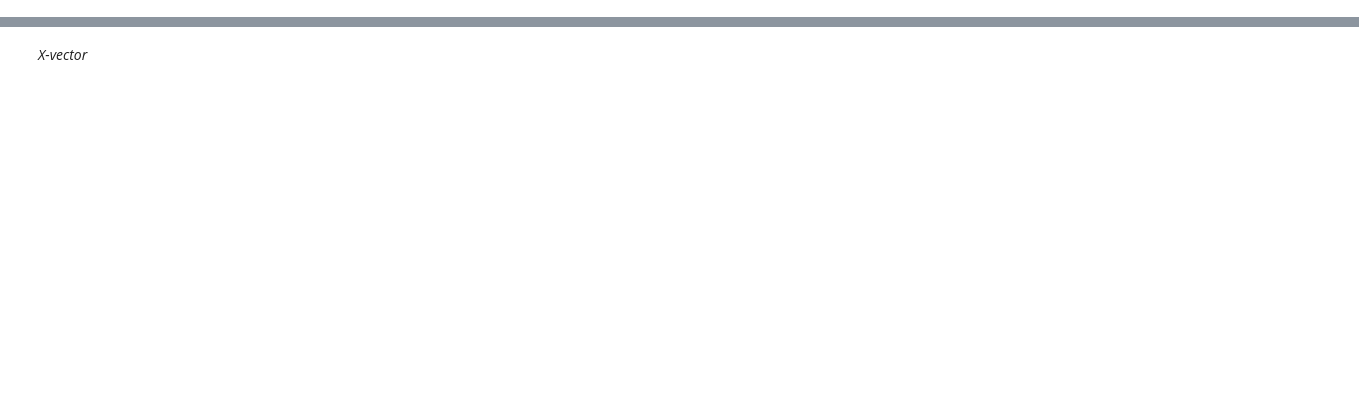
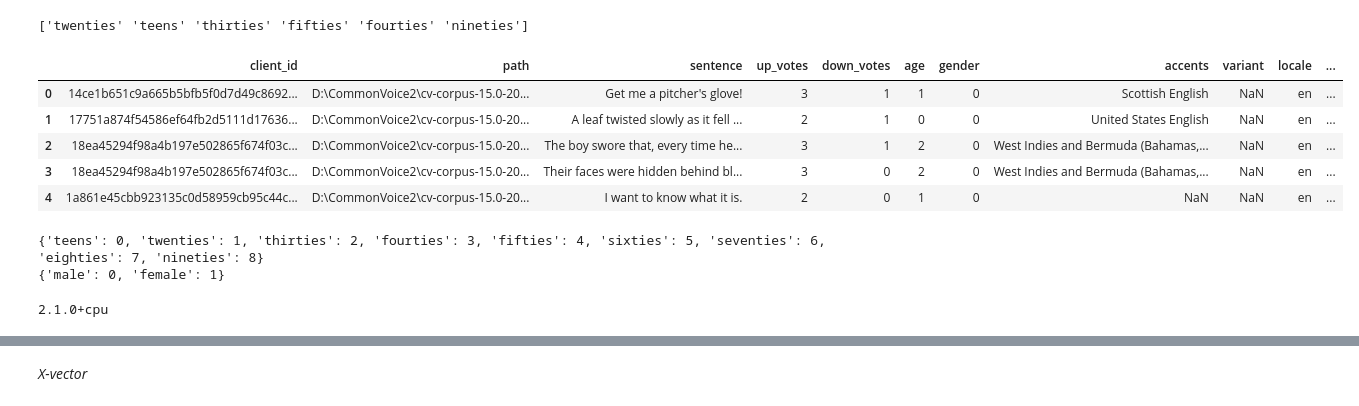
Before and after one commit to AixaL/PCIC23, a Jupyter notebook: x-vector/Embeddings.ipynb, the cells around one changed output, grey strips where cells are left out. Cells and saved outputs as stored; diff of their text form; code cells hidden in the pictures; blank space fills up the shorter version.

```diff
--- a/x-vector/Embeddings.ipynb
+++ b/x-vector/Embeddings.ipynb
@@ -21,0 +105,23 @@ DC = 'cuda:0' if th.cuda.is_available() else 'cpu'
+# %%
+unique_classes = df['age'].unique()
+print(unique_classes)
+# %% [output]
+['twenties' 'teens' 'thirties' 'fifties' 'fourties' 'nineties']
+# %%
+# Mapear las categorías de edad a valores numéricos
+mapeo_edades = {'teens': 18, 'twenties': 20, 'thirties': 35, 'fourties': 45, 'fifties': 55, 'sixties': 65, 'seventies': 75, 'eighties': 80, 'nineties': 90}
+
+# Crear una nueva columna 'age_numerico' usando el mapeo
+df['age_numerico'] = df['age'].replace(mapeo_edades)
+# %%
+df['age'] = df['age'].replace({'teens': 0,
+                                'twenties': 1,
+                                'thirties':2,
+                                'fourties':3,
+                                'fifties':4,
+                                'sixties': 5,
+                                'seventies':6,
+                                'eighties':7,
+                                'nineties': 8})
+# %%
+df = df[df['gender'] != 'other']
@@ -21,0 +133,53 @@ DC = 'cuda:0' if th.cuda.is_available() else 'cpu'
+# %%
+df['gender'] = df['gender'].replace({'male': 0,
+                                'female': 1})
+# %%
+df.head()
+# %% [output]
+|  | client_id | path | sentence | up_votes | down_votes | age | gender | accents | variant | locale | ... |
+| 0 | 14ce1b651c9a665b5bfb5f0d7d49c8692... | D:\CommonVoice2\cv-corpus-15.0-20... | Get me a pitcher's glove! | 3 | 1 | 1 | 0 | Scottish English | NaN | en | ... |
+| 1 | 17751a874f54586ef64fb2d5111d17636... | D:\CommonVoice2\cv-corpus-15.0-20... | A leaf twisted slowly as it fell ... | 2 | 1 | 0 | 0 | United States English | NaN | en | ... |
+| 2 | 18ea45294f98a4b197e502865f674f03c... | D:\CommonVoice2\cv-corpus-15.0-20... | The boy swore that, every time he... | 3 | 1 | 2 | 0 | West Indies and Bermuda (Bahamas,... | NaN | en | ... |
+| 3 | 18ea45294f98a4b197e502865f674f03c... | D:\CommonVoice2\cv-corpus-15.0-20... | Their faces were hidden behind bl... | 3 | 0 | 2 | 0 | West Indies and Bermuda (Bahamas,... | NaN | en | ... |
+| 4 | 1a861e45cbb923135c0d58959cb95c44c... | D:\CommonVoice2\cv-corpus-15.0-20... | I want to know what it is. | 2 | 0 | 1 | 0 | NaN | NaN | en | ... |
+# %%
+# tamaño del lote
+BATCH_SIZE = 40
+
+# parámetros de audio
+SECS = 1
+SAMPLE_RATE = 16000
+
+# parámetros FFT
+N_FFT = 400
+HOP_LENGTH = N_FFT // 2
+
+# SpeechCommands classes
+CLASSES_AGE = (
+    'teens', 'twenties', 'thirties', 'fourties', 'fifties',
+    'sixties', 'seventies', 'eighties', 'nineties'
+)
+
+CLASSES_GENDER =('male','female')
+
+NUM_CLASSES = len(CLASSES_AGE)
+CLASS_IDX = {c: i for i, c in enumerate(CLASSES_AGE)}
+print(CLASS_IDX)
+
+NUM_CLASSES2 = len(CLASSES_GENDER)
+CLASS_IDX2 = {c: i for i, c in enumerate(CLASSES_GENDER)}
+print(CLASS_IDX2)
+
+
+def set_seed(seed=0):
+    """Initializes pseudo-random number generators."""
+    random.seed(seed)
+    np.random.seed(seed)
+    torch.manual_seed(seed)
+
+
+# reproducibilidad
+set_seed()
+# %% [output]
+{'teens': 0, 'twenties': 1, 'thirties': 2, 'fourties': 3, 'fifties': 4, 'sixties': 5, 'seventies': 6, 'eighties': 7, 'nineties': 8}
+{'male': 0, 'female': 1}
@@ -21,0 +266,4 @@ DC = 'cuda:0' if th.cuda.is_available() else 'cpu'
+# %%
+print(torchaudio.__version__)
+# %% [output]
+2.1.0+cpu
```
Also changed, not shown: parts of 68 cells of this notebook, 3 other files.
